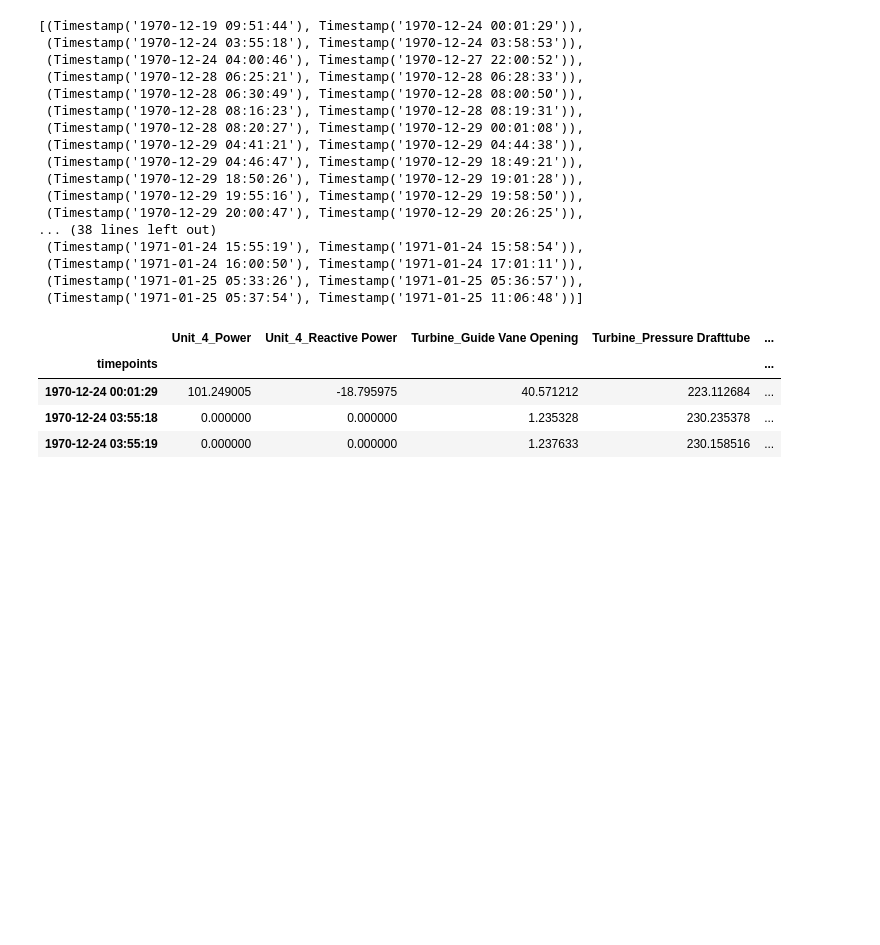
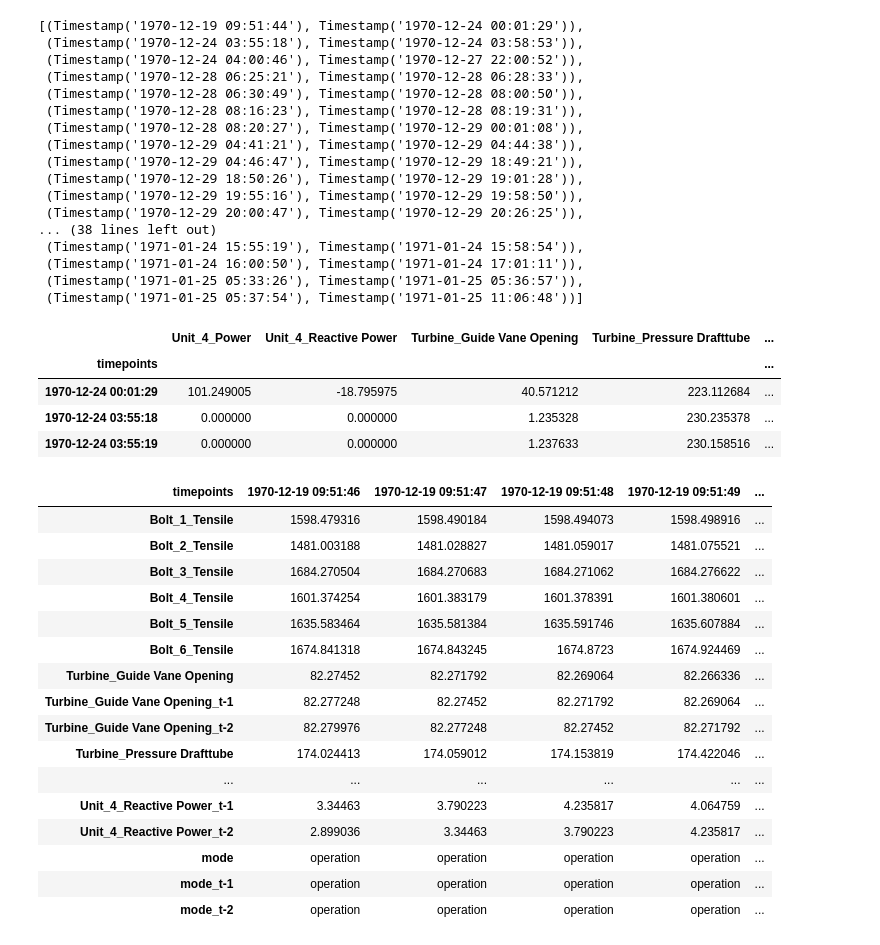
Before and after one commit to viggotw/Krafthack_SopraSteria_Team3, a Jupyter notebook: notebooks/vtw_preprocessing.ipynb, the cells around one changed output. Saved outputs shown, nothing was run; the diff lists cells and outputs as text; code cells hidden in the pictures; blank space fills up the shorter version.

```diff
--- a/notebooks/vtw_preprocessing.ipynb
+++ b/notebooks/vtw_preprocessing.ipynb
@@ -115,5 +109,37 @@ new_dfs = []
-# %%
-ts_start, ts_end = timeslots[0]
-
-for t_lookback in range(WINDOWS_SIZE.seconds):
-    df_train.loc[ts_start+WINDOWS_SIZE:ts_end]
+# %%
+WINDOWS_SIZE = 3 # dt.timedelta(seconds=30)
+TIMESHIFT_COLS = df_test.columns
+
+df_timeslots = [df_train[ts_start:ts_end].copy() for ts_start, ts_end in timeslots]
+new_df = []
+
+for df_timeslot in df_timeslots:
+    # TODO: Create look-back features with WINDOWS_SIZE seconds look-back
+    for col in TIMESHIFT_COLS:
+        for i in range(1, WINDOWS_SIZE):
+            df_timeslot.loc[:,f"{col}_t-{i}"] = df_timeslot.loc[:,col].shift(i)
+
+    df_timeslot = df_timeslot.dropna()
+    df_timeslot = df_timeslot.reindex(sorted(df_timeslot.columns), axis=1)
+    new_df.append(df_timeslot)
+# %%
+df_with_lookback = pd.concat(new_df, axis=0)
+df_with_lookback.head().T
+# %% [output]
+| timepoints | 1970-12-19 09:51:46 | 1970-12-19 09:51:47 | 1970-12-19 09:51:48 | 1970-12-19 09:51:49 | ... |
+| Bolt_1_Tensile | 1598.479316 | 1598.490184 | 1598.494073 | 1598.498916 | ... |
+| Bolt_2_Tensile | 1481.003188 | 1481.028827 | 1481.059017 | 1481.075521 | ... |
+| Bolt_3_Tensile | 1684.270504 | 1684.270683 | 1684.271062 | 1684.276622 | ... |
+| Bolt_4_Tensile | 1601.374254 | 1601.383179 | 1601.378391 | 1601.380601 | ... |
+| Bolt_5_Tensile | 1635.583464 | 1635.581384 | 1635.591746 | 1635.607884 | ... |
+| Bolt_6_Tensile | 1674.841318 | 1674.843245 | 1674.8723 | 1674.924469 | ... |
+| Turbine_Guide Vane Opening | 82.27452 | 82.271792 | 82.269064 | 82.266336 | ... |
+| Turbine_Guide Vane Opening_t-1 | 82.277248 | 82.27452 | 82.271792 | 82.269064 | ... |
+| Turbine_Guide Vane Opening_t-2 | 82.279976 | 82.277248 | 82.27452 | 82.271792 | ... |
+| Turbine_Pressure Drafttube | 174.024413 | 174.059012 | 174.153819 | 174.422046 | ... |
+| ... | ... | ... | ... | ... | ... |
+| Unit_4_Reactive Power_t-1 | 3.34463 | 3.790223 | 4.235817 | 4.064759 | ... |
+| Unit_4_Reactive Power_t-2 | 2.899036 | 3.34463 | 3.790223 | 4.235817 | ... |
+| mode | operation | operation | operation | operation | ... |
+| mode_t-1 | operation | operation | operation | operation | ... |
+| mode_t-2 | operation | operation | operation | operation | ... |
```
Also changed, not shown: parts of 1 cell of this notebook.
